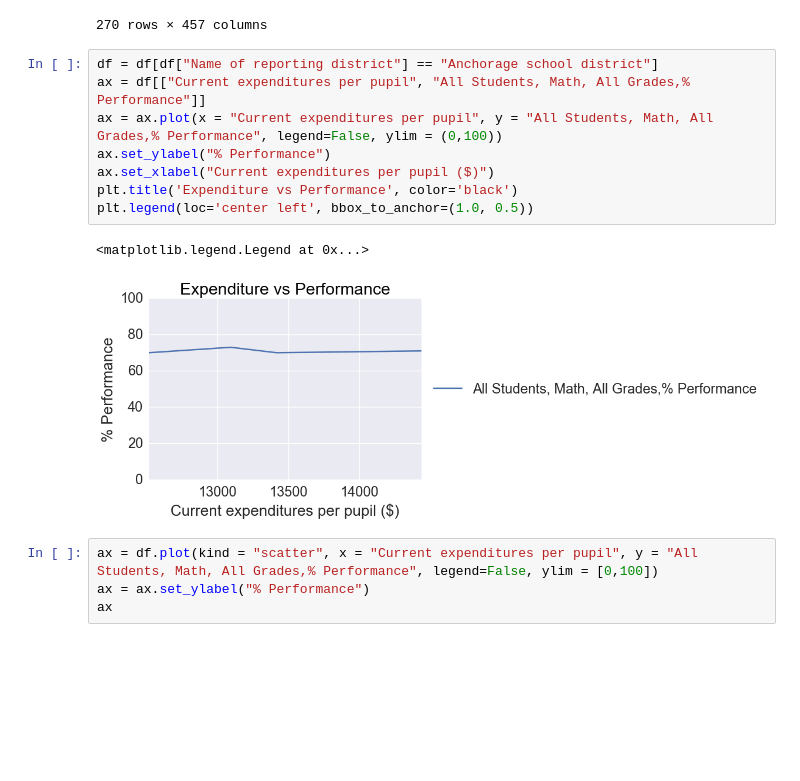
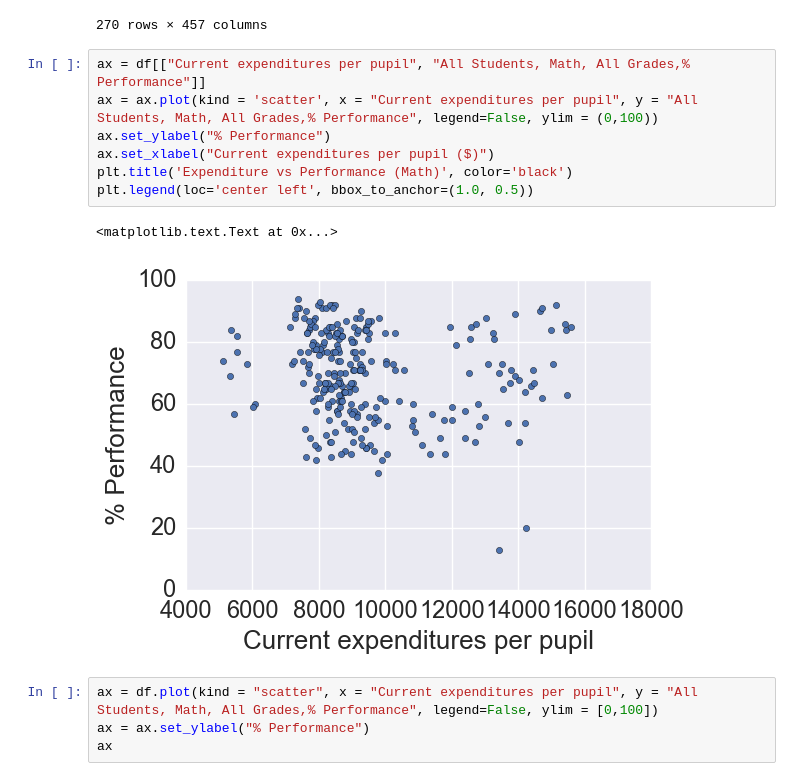
Before and after one commit to pohyuquan/Project-Harris-YQ-CY-, a Jupyter notebook: Data-Set Cleaninig/Untitled.ipynb, the cells around one changed output. Drawn from its saved outputs; the diff is of its cells as text; blank space fills up the shorter version.

```diff
--- a/Data-Set Cleaninig/Untitled.ipynb
+++ b/Data-Set Cleaninig/Untitled.ipynb
@@ -48,16 +48,15 @@ df
 | 2011-01-01 | 269 | Wisconsin | 5509600 | Milwaukee school district | 37025 | 20 | ... |
 270 rows × 457 columns
 # %%
-df = df[df["Name of reporting district"] == "Anchorage school district"]
 ax = df[["Current expenditures per pupil", "All Students, Math, All Grades,% Performance"]]
-ax = ax.plot(x = "Current expenditures per pupil", y = "All Students, Math, All Grades,% Performance", legend=False, ylim = (0,100))
+ax = ax.plot(kind = 'scatter', x = "Current expenditures per pupil", y = "All Students, Math, All Grades,% Performance", legend=False, ylim = (0,100))
 ax.set_ylabel("% Performance")
 ax.set_xlabel("Current expenditures per pupil ($)")
-plt.title('Expenditure vs Performance', color='black')
+plt.title('Expenditure vs Performance (Math)', color='black')
 plt.legend(loc='center left', bbox_to_anchor=(1.0, 0.5))
 # %% [output]
-<matplotlib.legend.Legend at 0x...>
+<matplotlib.text.Text at 0x...>
-[figure, old version]
+[figure, new version]
 # %%
 ax = df.plot(kind = "scatter", x = "Current expenditures per pupil", y = "All Students, Math, All Grades,% Performance", legend=False, ylim = [0,100])
 ax = ax.set_ylabel("% Performance")
```
Also changed, not shown: 6 other files.
